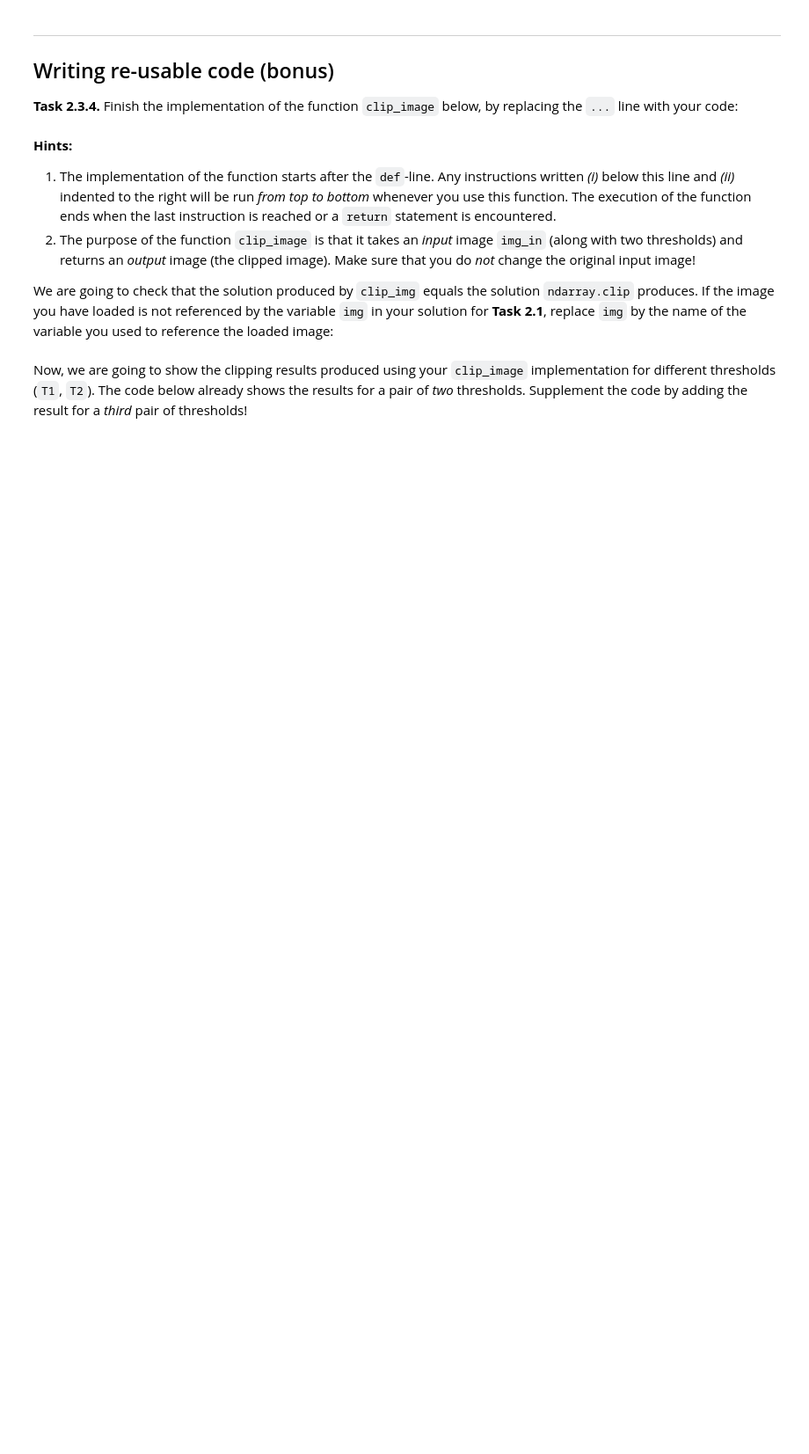
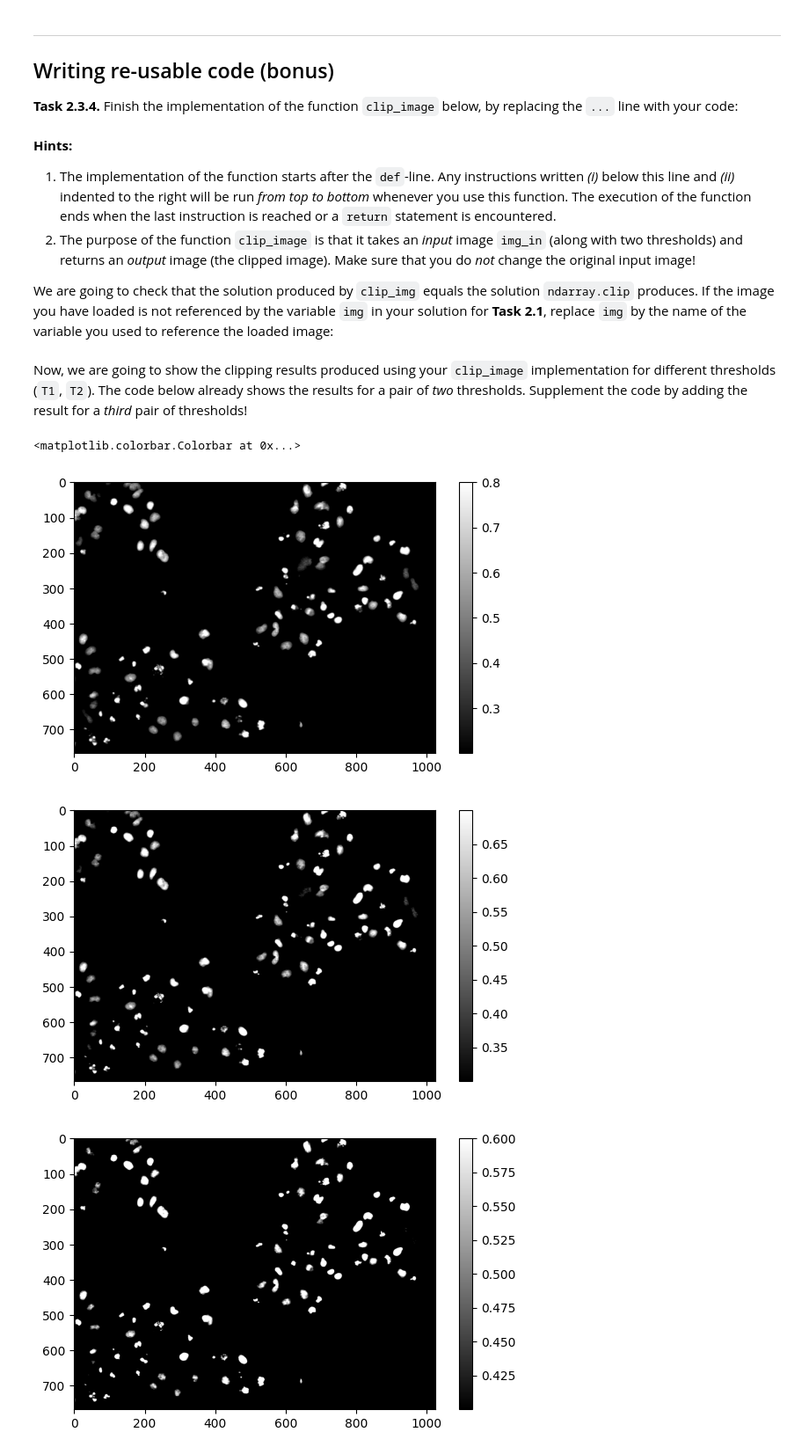
Before and after one commit to Antonia0305/mobi-fs3-python, a Jupyter notebook: task2.ipynb, the cells around one changed output. Shown at 88% size. Drawn from its saved outputs; the diff is of its cells as text; code cells hidden in the pictures; blank space fills up the shorter version.

```diff
--- a/task2.ipynb
+++ b/task2.ipynb
@@ -95,7 +95,7 @@ img3 =img.copy()
 
 j = 0
 
-for j in  numpy.ndindex(img.shape):
+for j in  numpy.ndindex(img3.shape):
     if img3[j] < T1:
             img3[j] = T1
     if img3[j] > T2:
@@ -111,10 +111,22 @@ plt.colorbar()
 ## Writing re-usable code (bonus)
 
 **<a id="#">Task 2.3.4.</a>** Finish the implementation of the function `clip_image` below, by replacing the `...` line with your code:
-# %%
-def clip_image(img_in, T1, T2):
-    ...
-    return result
+# %%
+def clip_image(img_in, T1, T2):
+
+    j =0
+    img2 = img_in.copy()
+
+    for j in  numpy.ndindex(img2.shape):
+        if img2[j] < T1:
+                img2[j] = T1
+        if img2[j] > T2:
+                img2[j] = T2
+
+        # plt.imshow(img2, 'gray')
+
+    result = img2
+    return result
 # %% [markdown]
 **Hints:**
 1. The implementation of the function starts after the `def`-line. Any instructions written *(i)* below this line and *(ii)* indented to the right will be run *from top to bottom* whenever you use this function. The execution of the function ends when the last instruction is reached or a `return` statement is encountered.
@@ -126,10 +138,21 @@ assert (clip_image(img, T1, T2) == img.clip(T1, T2)).all()
 # %% [markdown]
 Now, we are going to show the clipping results produced using your `clip_image` implementation for different thresholds (`T1`, `T2`). The code below already shows the results for a pair of *two* thresholds. Supplement the code by adding the result for a *third* pair of thresholds!
 # %%
-plt.figure(figsize=(15,8))
-plt.imshow(clip_image(img, 0.2, 0.8))
+img = plt.imread('data/cells.png')
+plt.figure(figsize=(7,4))
+plt.imshow(clip_image(img, 0.2, 0.8), 'gray')
+plt.colorbar()
 
-plt.figure(figsize=(15,8))
-plt.imshow(clip_image(img, 0.3, 0.7))
+plt.figure(figsize=(7,4))
+plt.imshow(clip_image(img, 0.3, 0.7), 'gray')
+plt.colorbar()
 
 # here goes your code
+plt.figure(figsize=(7,4))
+plt.imshow(clip_image(img, 0.4, 0.6),'gray')
+plt.colorbar()
+# %% [output]
+<matplotlib.colorbar.Colorbar at 0x...>
+[figure, added]
+[figure, added]
+[figure, added]
```
